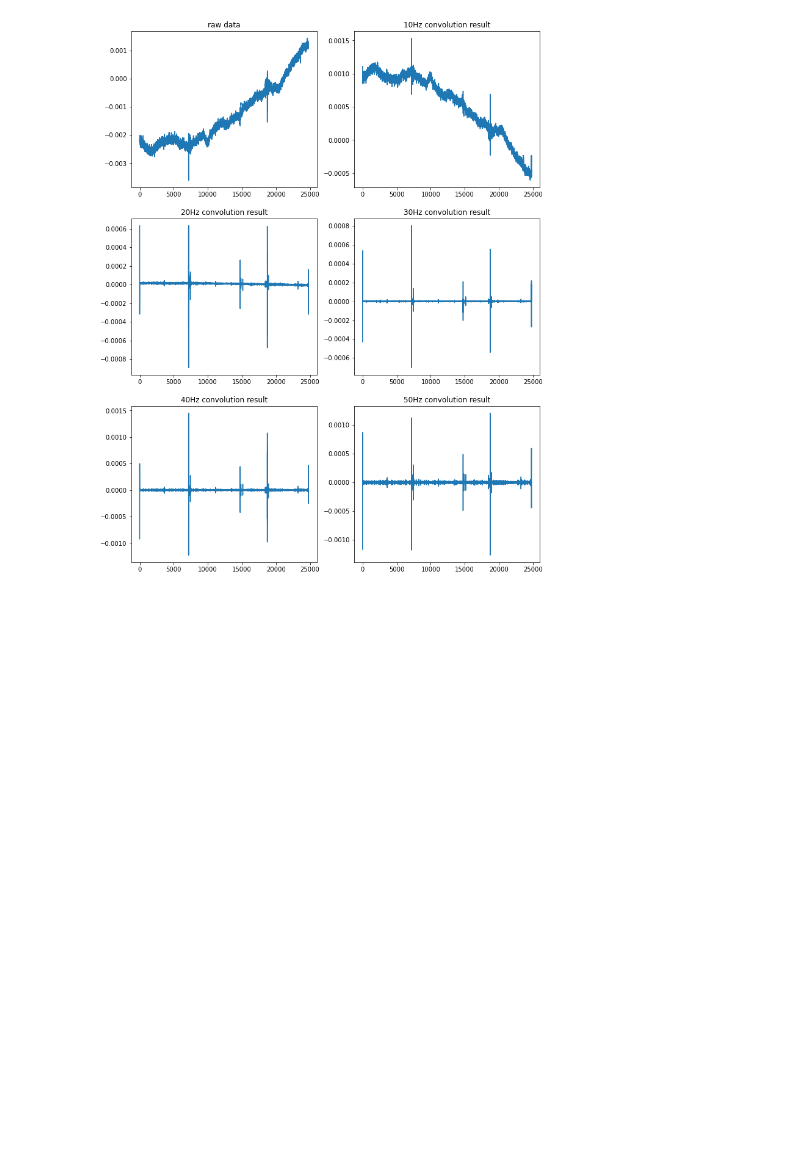
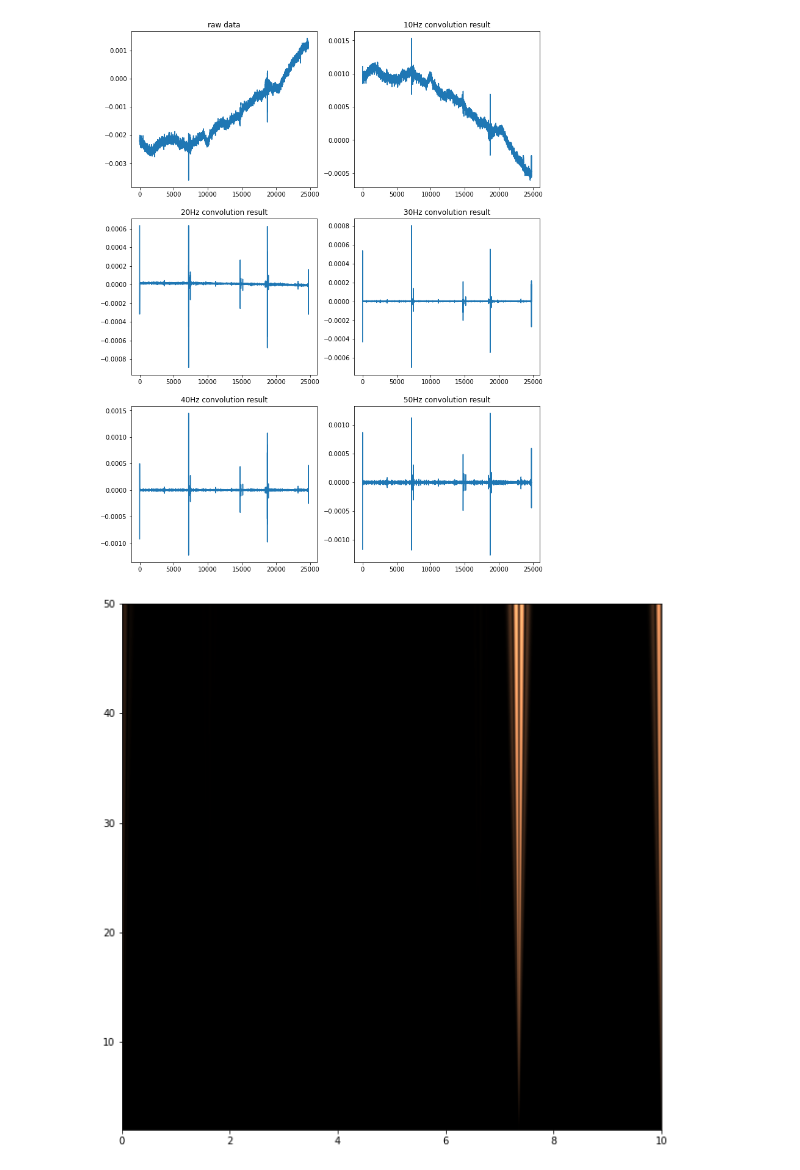
Before and after one commit to juhojang/EEG_preprocessing, a Jupyter notebook: Untitled-2.ipynb, the cells around one changed output. Cells and saved outputs as stored; diff of their text form; code cells hidden in the pictures; blank space fills up the shorter version.

Commit message:
wavelet transformation scalogram 변환

```diff
--- a/Untitled-2.ipynb
+++ b/Untitled-2.ipynb
@@ -68,0 +91,6 @@ plt.show()
+# %%
+from IPython.display import Image
+
+Image("D:\Dataset/scalogram.png")
+# %% [output]
+[figure, added]
```
Also changed, not shown: parts of 1 cell of this notebook.
